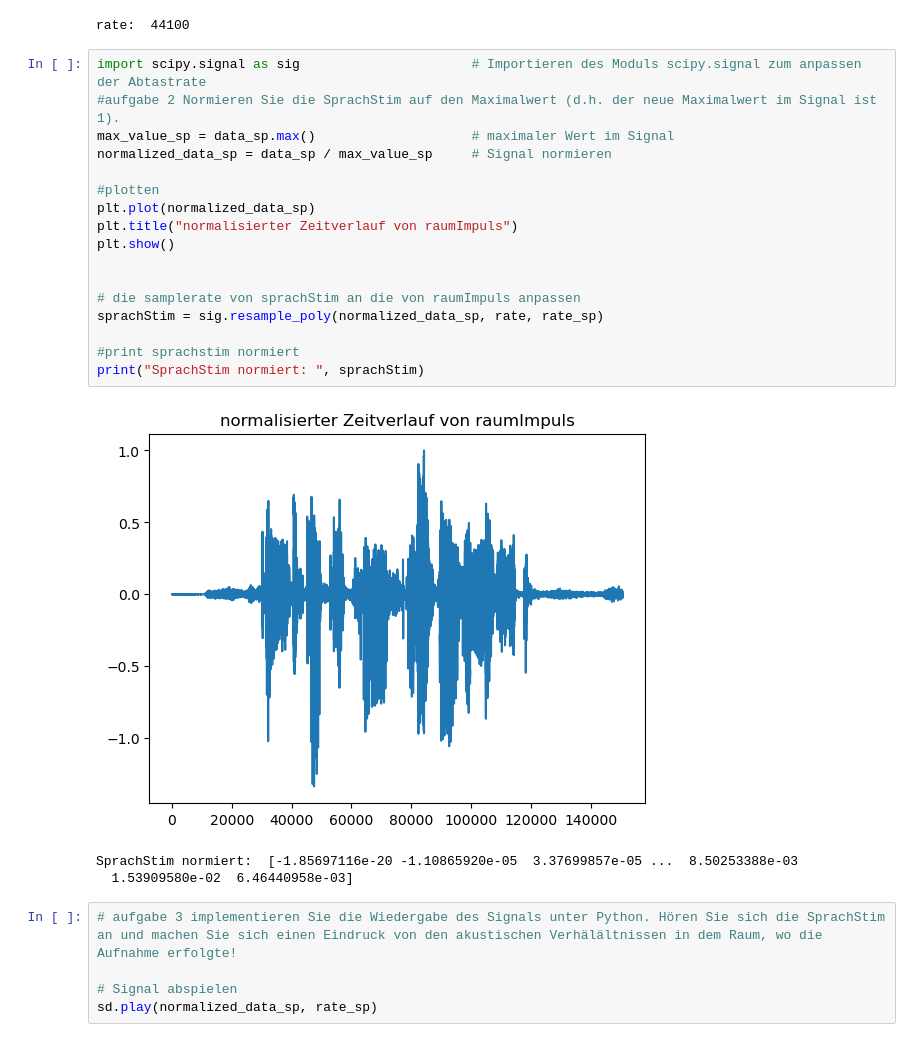
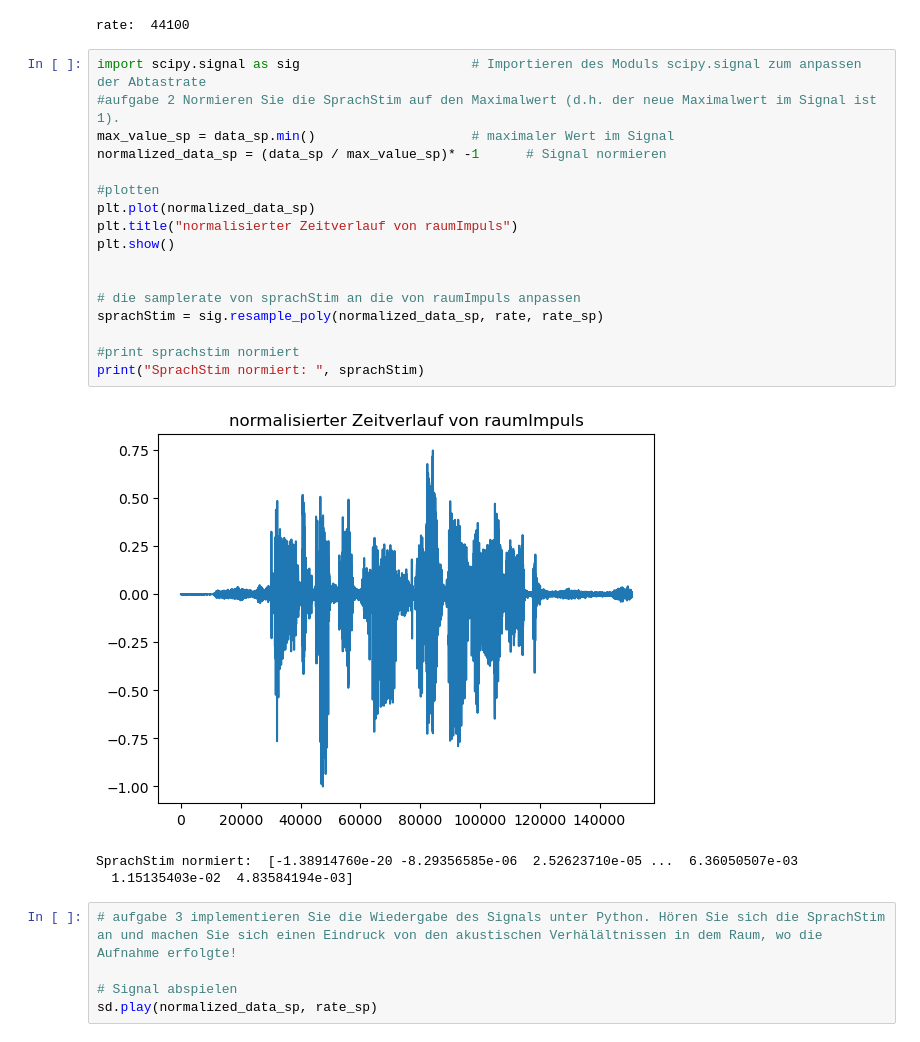
Before and after one commit to sonnii23/DigSigRep, a Jupyter notebook: digsig1/pds5_Sonnwin_Manleitner.ipynb, the cells around one changed output. Cells and saved outputs as stored; diff of their text form.

```diff
--- a/digsig1/pds5_Sonnwin_Manleitner.ipynb
+++ b/digsig1/pds5_Sonnwin_Manleitner.ipynb
@@ -140,24 +140,24 @@ rate:  44100
 # %%
 import scipy.signal as sig                      # Importieren des Moduls scipy.signal zum anpassen der Abtastrate
 #aufgabe 2 Normieren Sie die SprachStim auf den Maximalwert (d.h. der neue Maximalwert im Signal ist 1).
-max_value_sp = data_sp.max()                    # maximaler Wert im Signal
-normalized_data_sp = data_sp / max_value_sp     # Signal normieren
+max_value_sp = data_sp.min()                    # maximaler Wert im Signal
+normalized_data_sp = (data_sp / max_value_sp)* -1      # Signal normieren
 
 #plotten
 plt.plot(normalized_data_sp)
 plt.title("normalisierter Zeitverlauf von raumImpuls")
 plt.show()
 
 
 # die samplerate von sprachStim an die von raumImpuls anpassen
 sprachStim = sig.resample_poly(normalized_data_sp, rate, rate_sp)
 
 #print sprachstim normiert
 print("SprachStim normiert: ", sprachStim)
 # %% [output]
-[figure, old version]
+[figure, new version]
-SprachStim normiert:  [-1.85697116e-20 -1.10865920e-05  3.37699857e-05 ...  8.50253388e-03
-  1.53909580e-02  6.46440958e-03]
+SprachStim normiert:  [-1.38914760e-20 -8.29356585e-06  2.52623710e-05 ...  6.36050507e-03
+  1.15135403e-02  4.83584194e-03]
 # %%
 # aufgabe 3 implementieren Sie die Wiedergabe des Signals unter Python. Hören Sie sich die SprachStim an und machen Sie sich einen Eindruck von den akustischen Verhälältnissen in dem Raum, wo die Aufnahme erfolgte!
 
```
Also changed, not shown: parts of 3 cells of this notebook, 13 other files.
